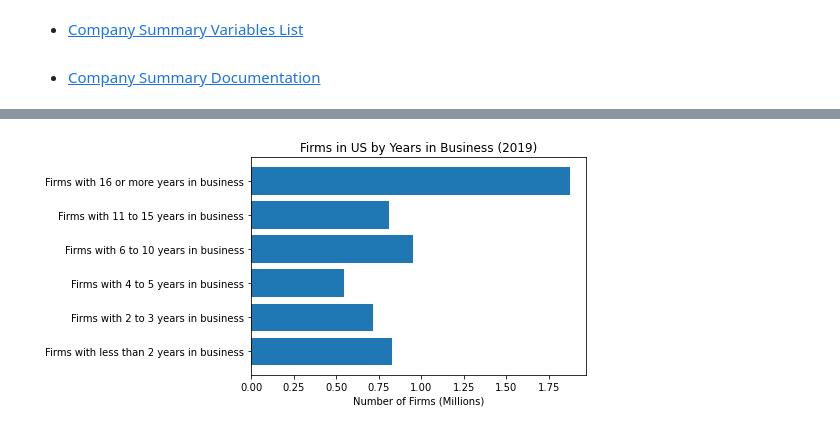
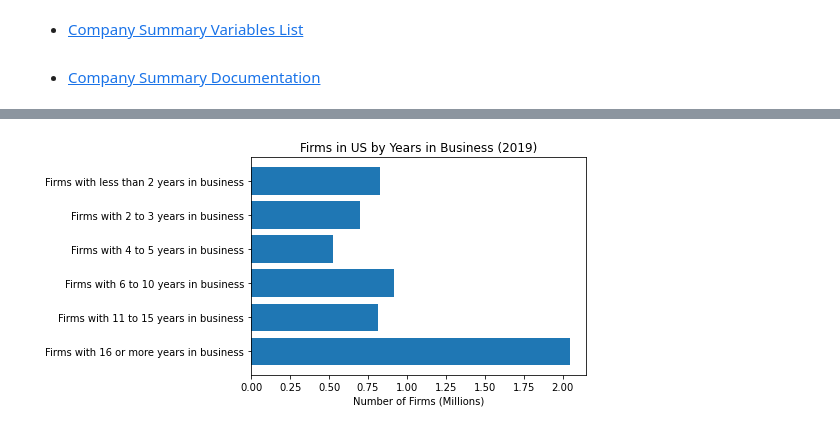
Before and after one commit to ahadh762/Census-Data-API-Group-Assessment, a Jupyter notebook: company_summary.ipynb, the cells around one changed output, grey strips where cells are left out. Cells and saved outputs as stored; diff of their text form; code cells hidden in the pictures.

Commit message:
Redid all my plots for a stupid merge table

```diff
--- a/company_summary.ipynb
+++ b/company_summary.ipynb
@@ -165,27 +148,8 @@ plt.show()
-# %%
-labels = 'YIBSZFI,YIBSZFI_LABEL,FIRMPDEMP'
-
-data_group = '&for=us'  # FOR ENTIRE USA
-
-area = ''
-
-NAICS2017_value = ''
-
-API_key = '&key=1ba63b3df04e1bd07755febe18f836df1b86fc9f'
-
-df = pd.read_json(f'https://api.census.gov/data/2018/abscs?get={labels}{data_group}{area}{NAICS2017_value}{API_key}')
-
-new_header = df.iloc[0] #grab the first row for the header
-df = df[1:] #take the data after the header row
-df.columns = new_header #set the header row as the df header
-df.drop('us',axis=1,inplace=True)
-df.drop('YIBSZFI',axis=1,inplace=True)
-df = df.loc[df['YIBSZFI_LABEL']!='All firms']
 # %%
-df['FIRMPDEMP'] = df['FIRMPDEMP'].astype(int)
-df['FIRMPDEMP'] = df['FIRMPDEMP'].apply(lambda x:float(x/1_000_000))
-plt.barh(df['YIBSZFI_LABEL'],df['FIRMPDEMP'])
+df['Number of Employer Firms'] = df['Number of Employer Firms'].apply(lambda x:float(x/1_000_000))
+
+plt.barh(df['Years in Business'],df['Number of Employer Firms'])
 plt.xlabel('Number of Firms (Millions)')
 plt.title('Firms in US by Years in Business (2019)');
 # %% [output]
-[figure, old version]
+[figure, new version]
```
Also changed, not shown: parts of 12 cells of this notebook.
